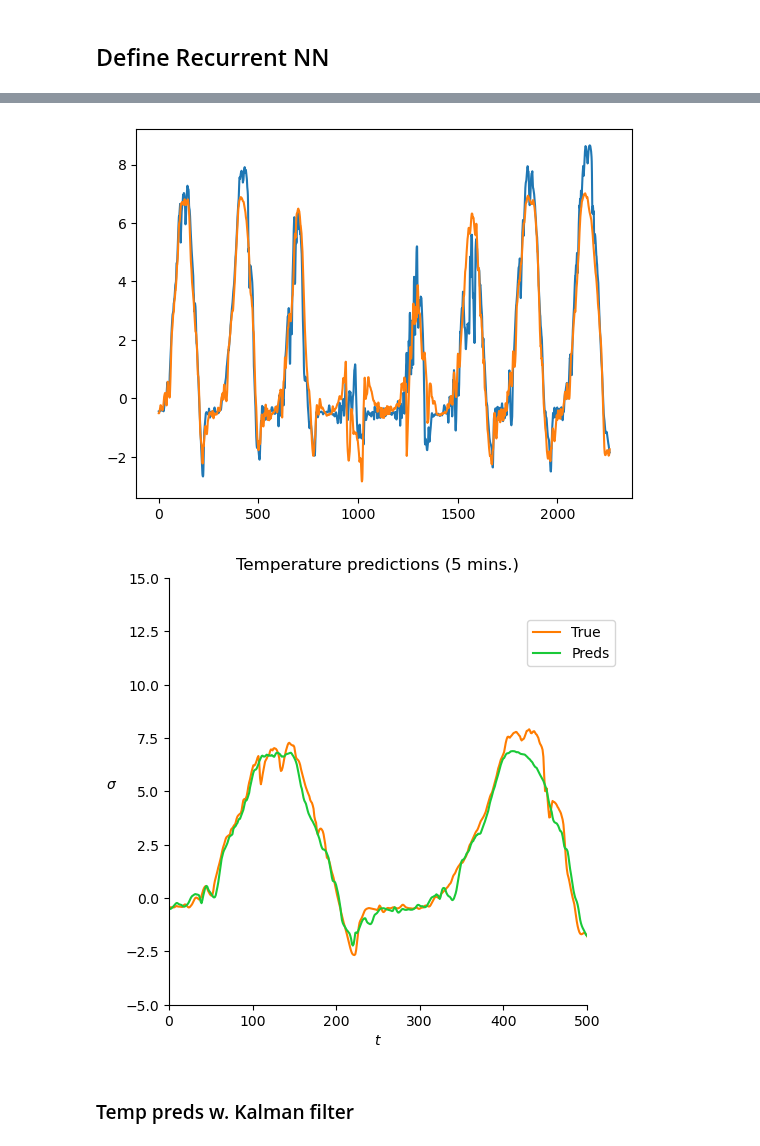
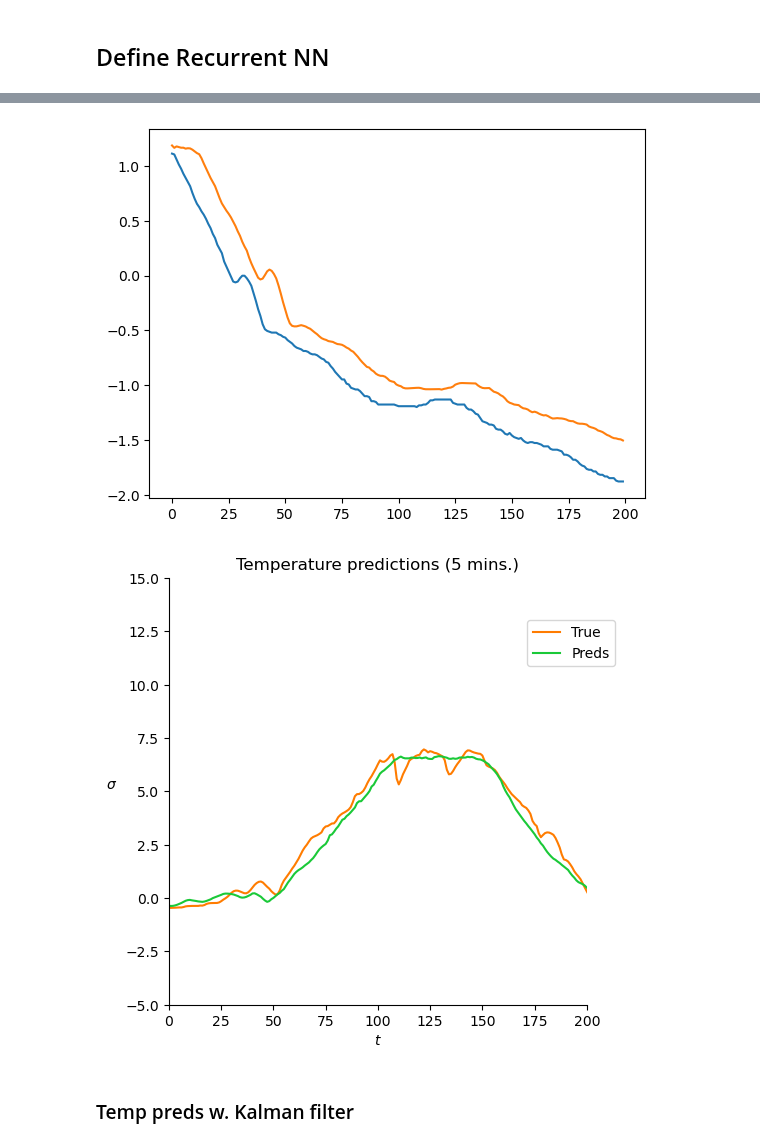
Before and after one commit to oStglnd/rise-gh, a Jupyter notebook: model/temp_model_v1.ipynb, the cells around one changed output, grey strips where cells are left out. Saved outputs shown, nothing was run; the diff lists cells and outputs as text; code cells hidden in the pictures.

Commit message:
Adding and formatting final model

```diff
--- a/model/temp_model_v1.ipynb
+++ b/model/temp_model_v1.ipynb
@@ -533,6 +562,9 @@ for t in range(1, t_steps+1):
 
 # sequences_train = sequences_train[idxs]
 # targets_train = targets_train[idxs]
+# %%
+sequences_train, temps_train, targets_train = sequences_train[t_steps:], temps_train[:-t_steps], targets_train[t_steps:]
+sequences_test, temps_test, targets_test = sequences_test[t_steps:], temps_test[:-t_steps], targets_test[t_steps:]
 # %% [markdown]
 ## Define Recurrent NN
 # %%
@@ -646,9 +635,9 @@ model = Model(inputs=[temp_inputs, inputs], outputs=layer)
 lr = 0.001
 # lr = 0.0005
 # model = tf.keras.models.Sequential(layers=layerList, name='model')
-model.compile(optimizer=tf.keras.optimizers.Adam(learning_rate=lr), loss='mse')
+# model.compile(optimizer=tf.keras.optimizers.Adam(learning_rate=lr), loss='mse')
 # model.compile(optimizer=tf.keras.optimizers.experimental.AdamW(learning_rate=lr), loss='mse')
-# model.compile(optimizer=tf.keras.optimizers.RMSprop(learning_rate=lr), loss='mse')
+model.compile(optimizer=tf.keras.optimizers.RMSprop(learning_rate=lr), loss='mse')
 model.summary()
 # %% [output]
 Model: "model"
@@ -677,16 +666,16 @@ ________________________________________________________________________________
 #     layer.set_weights(model2.layers[idx].get_weights())
 # %%
 trainHist = model.fit(
-    [temps_train, sequences_train],
+    [sequences_train, temps_train],
 #     sequences_train,
     targets_train,
     epochs=50,
     batch_size=128,
 #     validation_split=0.0,
-    validation_data = ([temps_test, sequences_test], targets_test),
+    validation_data = ([sequences_test, temps_test], targets_test),
 #     validation_data = (sequences_test, targets_test),
     callbacks=[
-        tf.keras.callbacks.EarlyStopping(monitor="val_loss", patience=10, mode="min"),
+        tf.keras.callbacks.EarlyStopping(monitor="val_loss", patience=5, mode="min"),
 #         tf.keras.callbacks.LearningRateScheduler(lambda epoch: lr * (0.9 ** epoch))
     ],
 )
@@ -720,6 +694,6 @@ INFO:tensorflow:Assets written to: C:\ml_projects\rise-gh.git\rise-gh\model\save
 # model = tf.keras.models.load_model(save_path + 'temp_diff_model_v202')
 # model.summary()
 # %%
-preds = np.squeeze(model.predict([temps_test, sequences_test]))
+preds = np.squeeze(model.predict([sequences_test, temps_test]))
 # preds = np.squeeze(model.predict(sequences_test))
 # %% [output]
@@ -731,11 +705,11 @@ preds.shape
 # %%
 # plt.plot(targets_test[-3000:, 0])
 # plt.plot(targets_test[-3000:, 1])
-plt.plot(targets_test[-15000:])
-plt.plot(preds[-15000:])
+plt.plot(targets_test[-200:])
+plt.plot(preds[-200:])
 plt.show()
 # %% [output]
-[figure, old version]
+[figure, new version]
 # %%
 ## preds_df = pd.DataFrame(data=[targets_test / 10, np.squeeze(preds) / 10]).T
 preds_df = pd.DataFrame(data=[np.squeeze(targets_test), np.squeeze(preds)]).T
@@ -753,7 +727,7 @@ ax = sns.relplot(
 
 # ax.set_xticklabels(step=2)
 sns.move_legend(ax, loc='upper right', frameon=True, bbox_to_anchor=(0.9, 0.9))
-plt.xlim(0, 500)
+plt.xlim(0, 200)
 plt.ylim(-5, 15)
 plt.xlabel('$t$')
 # plt.ylabel('C$^{\circ}$', rotation=0, labelpad=20)
@@ -762,7 +736,7 @@ plt.title('Temperature predictions (5 mins.)')
 # plt.savefig(plot_path + 'temp_diff_model_preds.png', bbox_inches='tight', dpi=200)
 plt.show()
 # %% [output]
-[figure, old version]
+[figure, new version]
 # %% [markdown]
 ### Temp preds w. Kalman filter
 # %%
```
Also changed, not shown: parts of 26 cells of this notebook, 1 other file.
